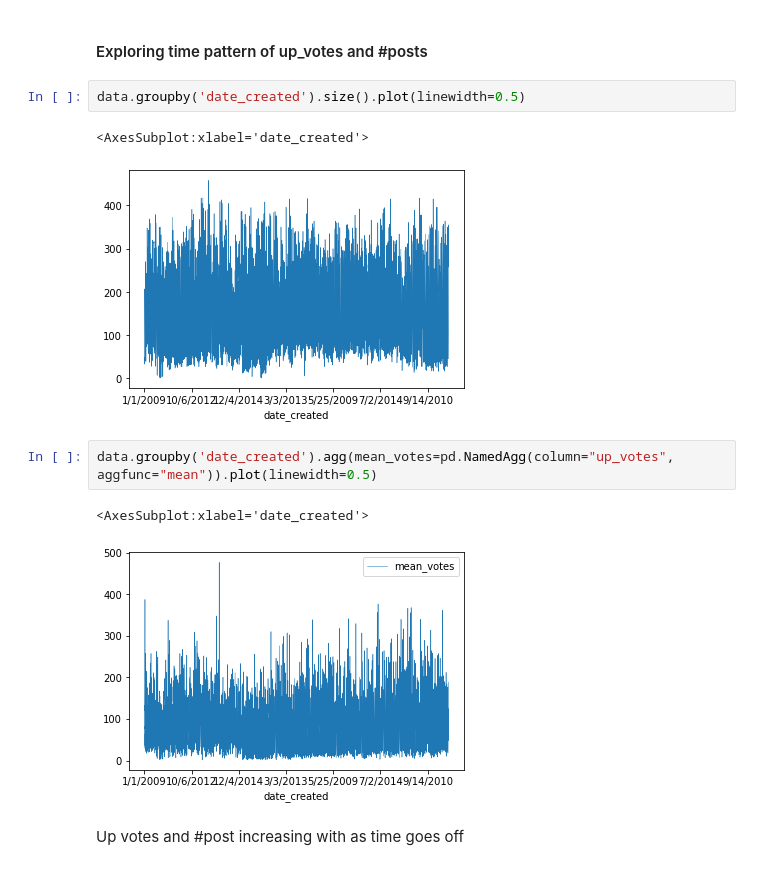
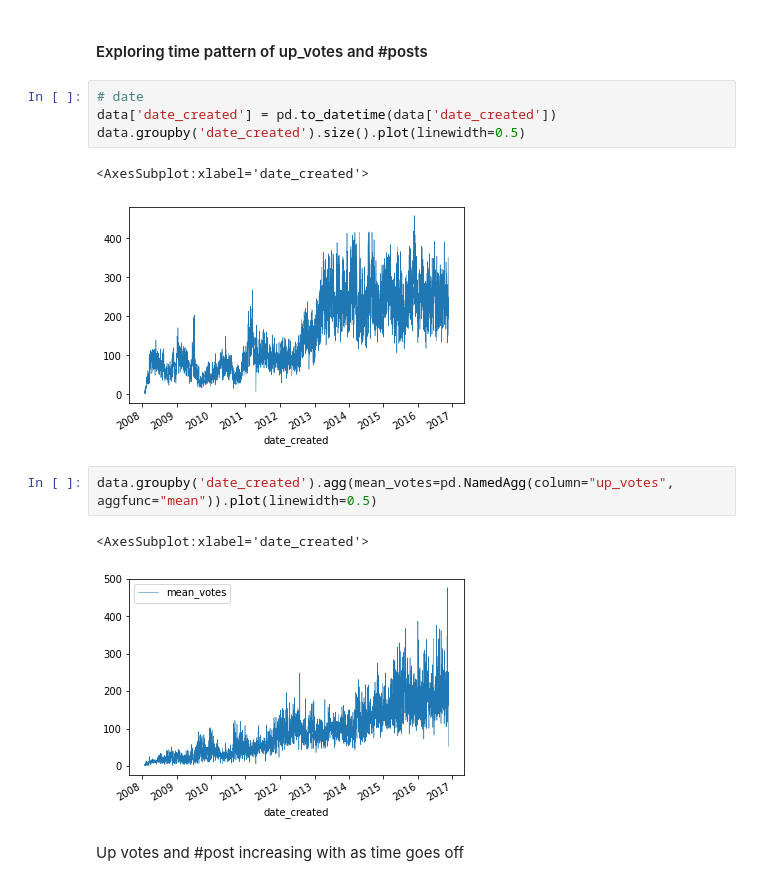
Before and after one commit to sitaomin1994/CodeChallenge_NLP, a Jupyter notebook: Eluvio OA.ipynb, the cells around one changed output. Cells and saved outputs as stored; diff of their text form.

```diff
--- a/Eluvio OA.ipynb
+++ b/Eluvio OA.ipynb
@@ -42,15 +42,17 @@ data = data.drop(['down_votes', 'category'], axis = 1)
 # %% [markdown]
 #### Exploring time pattern of up_votes and #posts
 # %%
+# date
+data['date_created'] = pd.to_datetime(data['date_created'])
 data.groupby('date_created').size().plot(linewidth=0.5)
 # %% [output]
 <AxesSubplot:xlabel='date_created'>
-[figure, old version]
+[figure, new version]
 # %%
 data.groupby('date_created').agg(mean_votes=pd.NamedAgg(column="up_votes", aggfunc="mean")).plot(linewidth=0.5)
 # %% [output]
 <AxesSubplot:xlabel='date_created'>
-[figure, old version]
+[figure, new version]
 # %% [markdown]
 Up votes and #post increasing with as time goes off
 # %% [markdown]
```
Also changed, not shown: parts of 10 cells of this notebook, 1 other file.
